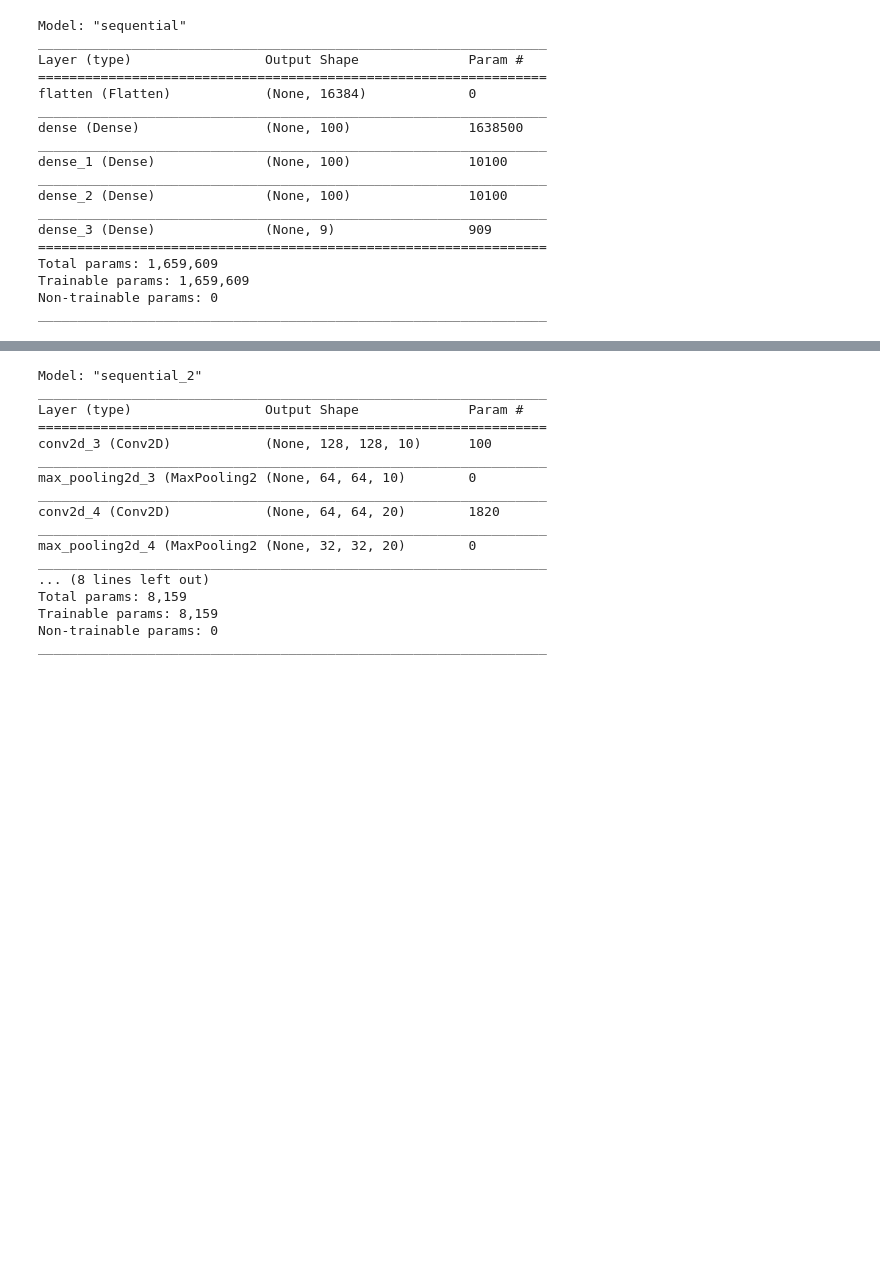
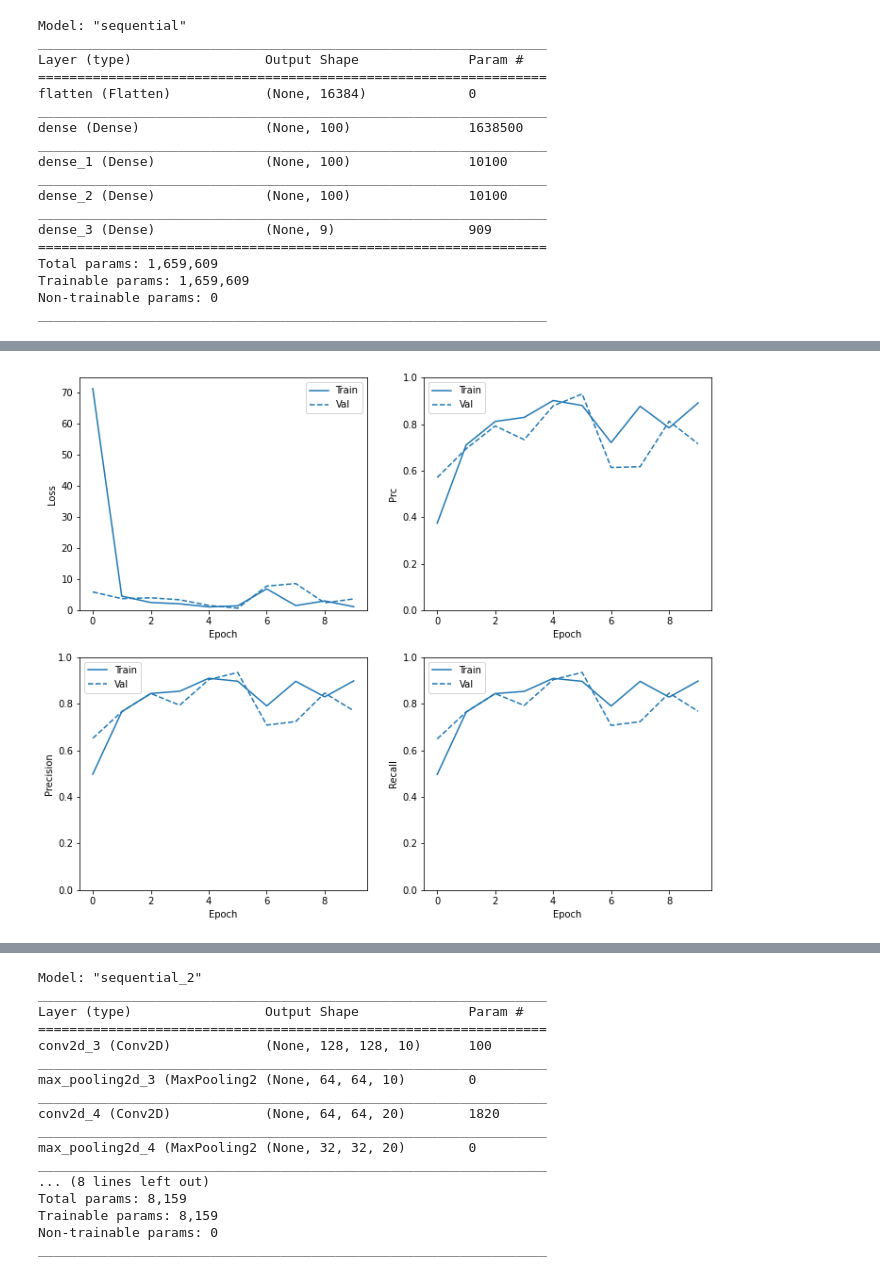
Before and after one commit to VinceDiR/sar_target_recognition_deep_learning, a Jupyter notebook: mvp_script.ipynb, the cells around one changed output, grey strips where cells are left out. Cells and saved outputs as stored; diff of their text form; code cells hidden in the pictures; blank space fills up the shorter version.

```diff
--- a/mvp_script.ipynb
+++ b/mvp_script.ipynb
@@ -150,0 +192,4 @@ Epoch 10/10
+# %%
+plot_metrics(history)
+# %% [output]
+[figure, added]
```
Also changed, not shown: parts of 17 cells of this notebook.
